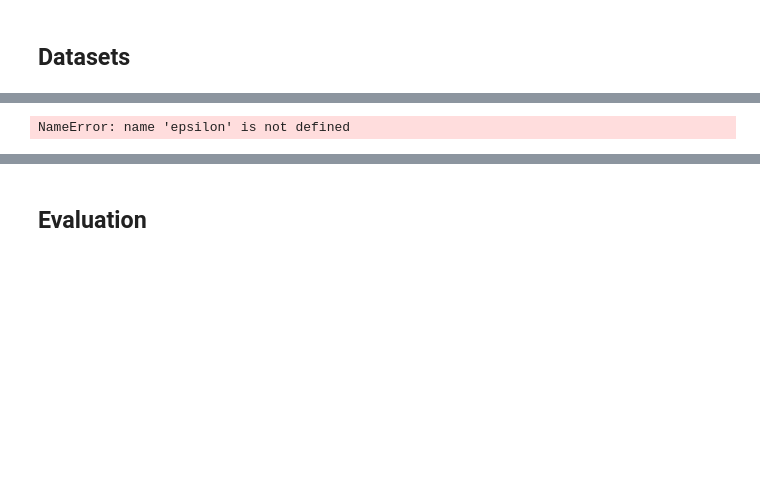
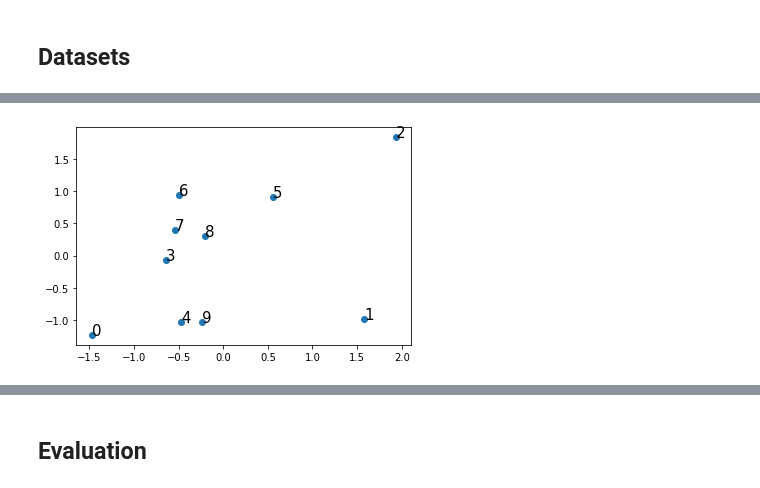
Before and after one commit to arek544/DBSCAN, a Jupyter notebook: dbscrn_arek.ipynb, the cells around one changed output, grey strips where cells are left out. Cells and saved outputs as stored; diff of their text form; code cells hidden in the pictures; blank space fills up the shorter version.

```diff
--- a/dbscrn_arek.ipynb
+++ b/dbscrn_arek.ipynb
@@ -98,22 +150,0 @@ point_knn
-# %%
-
-
-def search(current_index, cluster_id, epsilon, minPts):
-    neighbor_indices = get_neighbors(data, current_index, epsilon)
-    if len(neighbor_indices) >= minPts:
-        state[current_index] = CLUSTERED
-        cluster[current_index] = cluster_id
-        for neighbor_index in neighbor_indices:
-            if state[neighbor_index] == NOT_VISITED:
-                state[neighbor_index] = CLUSTERED
-                cluster[neighbor_index] = cluster_id
-                search(neighbor_index, cluster_id, epsilon, minPts)
-    else:
-        state[current_index] = VISTED
-
-while NOT_VISITED in state:
-    not_visited_ids = np.where(state==NOT_VISITED)[0]
-    search(not_visited_ids[0], cluster_id, epsilon, minPts)
-    cluster_id += 1
-# %% [output]
-NameError: name 'epsilon' is not defined
@@ -163,0 +151,8 @@ def dbscan(data, epsilon, minPts):
+# %%
+fig, ax = plt.subplots()
+ax.scatter(data[:,0], data[:,1])
+for i, txt in enumerate(range(len(data))):
+    ax.annotate(i, (data[i,0], data[i,1]), size=15)
+plt.show()
+# %% [output]
+[figure, added]
```
Also changed, not shown: parts of 10 cells of this notebook.
